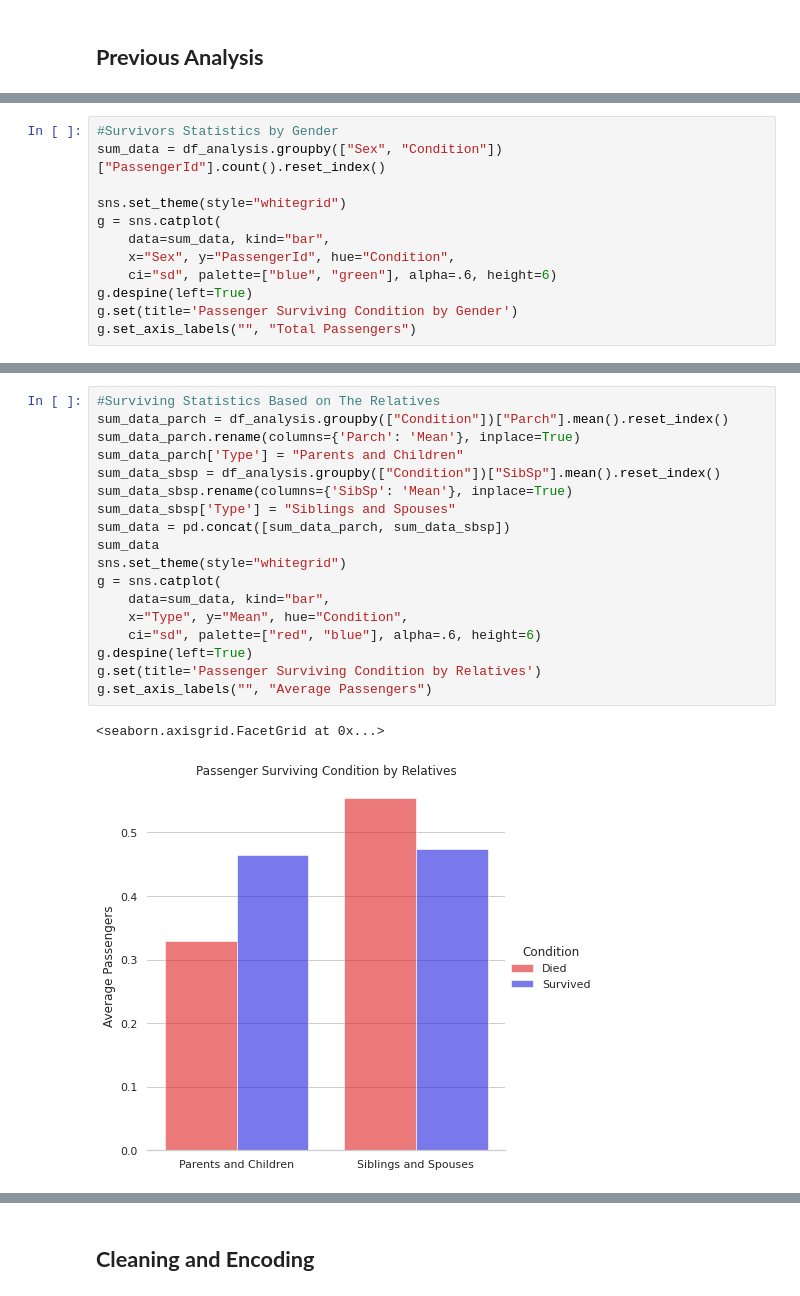
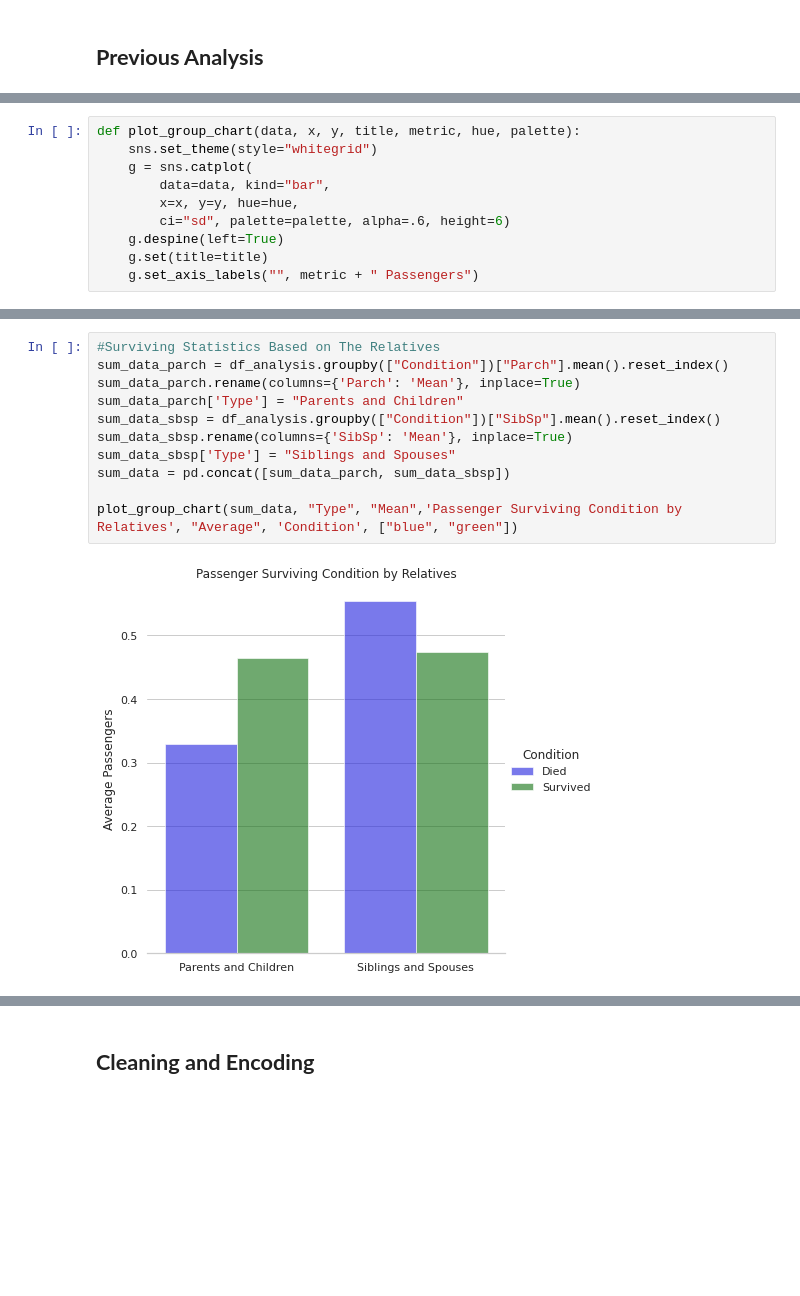
Before and after one commit to glauciapamponet/Titanic-Predicion, a Jupyter notebook: titanic-prediction.ipynb, the cells around one changed output, grey strips where cells are left out. Saved outputs shown, nothing was run; the diff lists cells and outputs as text; blank space fills up the shorter version.

```diff
--- a/titanic-prediction.ipynb
+++ b/titanic-prediction.ipynb
@@ -66,12 +80,10 @@ penguins = sns.load_dataset("penguins")
 # %%
-#Survivors Statistics by Gender
-sum_data = df_analysis.groupby(["Sex", "Condition"])["PassengerId"].count().reset_index()
-
-sns.set_theme(style="whitegrid")
-g = sns.catplot(
-    data=sum_data, kind="bar",
-    x="Sex", y="PassengerId", hue="Condition",
-    ci="sd", palette=["blue", "green"], alpha=.6, height=6)
-g.despine(left=True)
-g.set(title='Passenger Surviving Condition by Gender')
-g.set_axis_labels("", "Total Passengers")
+def plot_group_chart(data, x, y, title, metric, hue, palette):
+    sns.set_theme(style="whitegrid")
+    g = sns.catplot(
+        data=data, kind="bar",
+        x=x, y=y, hue=hue,
+        ci="sd", palette=palette, alpha=.6, height=6)
+    g.despine(left=True)
+    g.set(title=title)
+    g.set_axis_labels("", metric + " Passengers")
@@ -81,24 +111,16 @@ g.set_axis_labels("", "Total Passengers")
 # %%
 #Surviving Statistics Based on The Relatives
 sum_data_parch = df_analysis.groupby(["Condition"])["Parch"].mean().reset_index()
 sum_data_parch.rename(columns={'Parch': 'Mean'}, inplace=True)
 sum_data_parch['Type'] = "Parents and Children"
 sum_data_sbsp = df_analysis.groupby(["Condition"])["SibSp"].mean().reset_index()
 sum_data_sbsp.rename(columns={'SibSp': 'Mean'}, inplace=True)
 sum_data_sbsp['Type'] = "Siblings and Spouses"
 sum_data = pd.concat([sum_data_parch, sum_data_sbsp])
-sum_data
-sns.set_theme(style="whitegrid")
-g = sns.catplot(
-    data=sum_data, kind="bar",
-    x="Type", y="Mean", hue="Condition",
-    ci="sd", palette=["red", "blue"], alpha=.6, height=6)
-g.despine(left=True)
-g.set(title='Passenger Surviving Condition by Relatives')
-g.set_axis_labels("", "Average Passengers")
+
+plot_group_chart(sum_data, "Type", "Mean",'Passenger Surviving Condition by Relatives', "Average", 'Condition', ["blue", "green"])
 # %% [output]
-<seaborn.axisgrid.FacetGrid at 0x...>
-[figure, old version]
+[figure, new version]
 # %%
 import numpy as np
 import matplotlib.pyplot as plt
```
Also changed, not shown: parts of 19 cells of this notebook.
